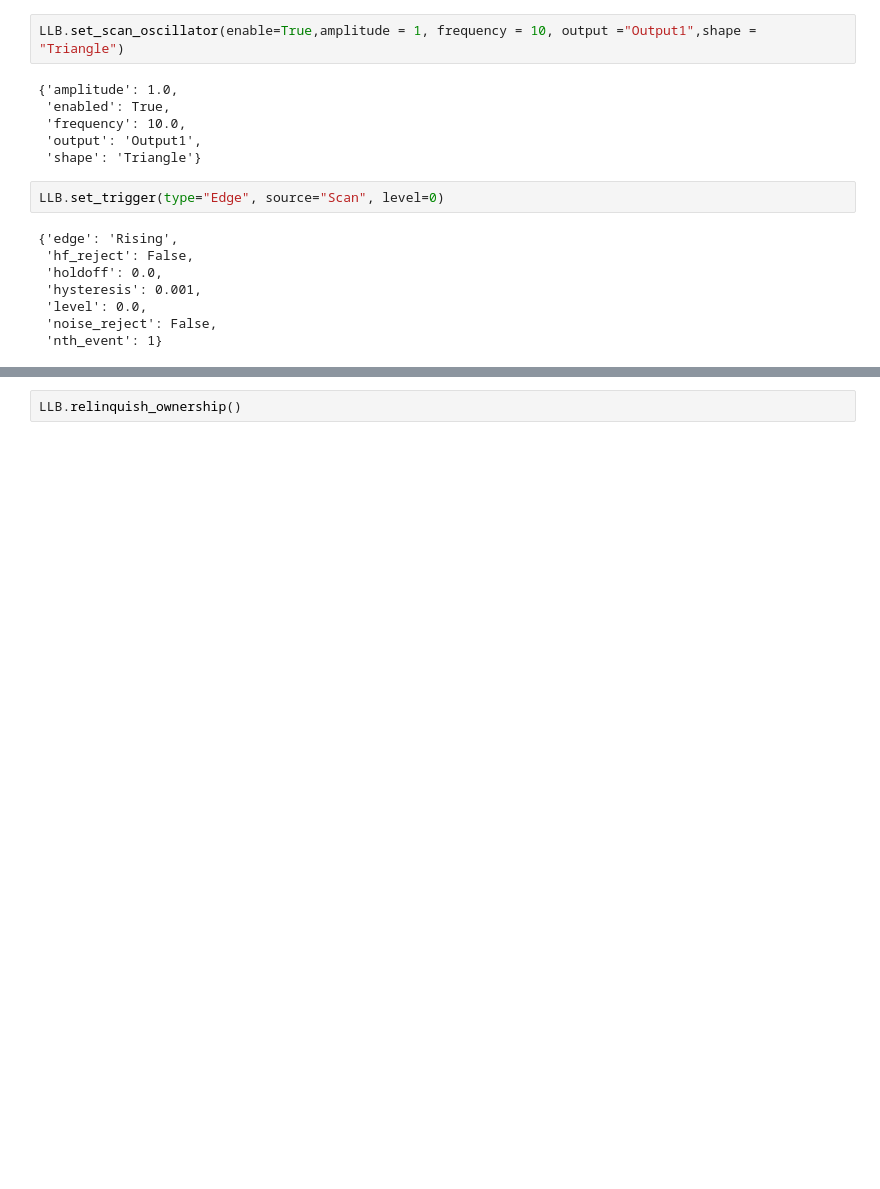
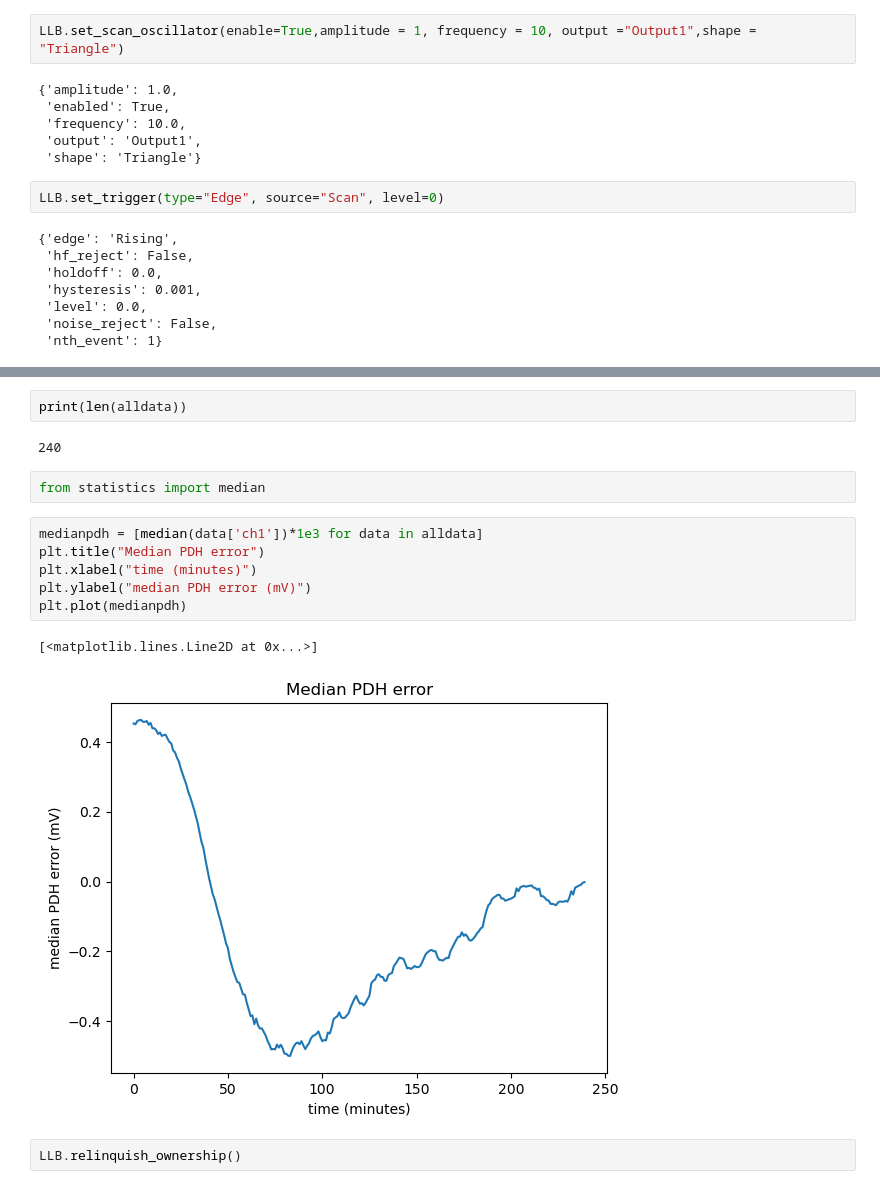
Before and after one commit to jeffwack111/lab-utils, a Jupyter notebook: MOKU_scripts/laser_lock_box.ipynb, the cells around one changed output, grey strips where cells are left out. Saved outputs shown, nothing was run; the diff lists cells and outputs as text; blank space fills up the shorter version.

```diff
--- a/MOKU_scripts/laser_lock_box.ipynb
+++ b/MOKU_scripts/laser_lock_box.ipynb
@@ -88,2 +143,17 @@ ax2.plot(t,trans, color = "blue")
+# %%
+print(len(alldata))
+# %% [output]
+240
+# %%
+from statistics import median
+# %%
+medianpdh = [median(data['ch1'])*1e3 for data in alldata]
+plt.title("Median PDH error")
+plt.xlabel("time (minutes)")
+plt.ylabel("median PDH error (mV)")
+plt.plot(medianpdh)
+# %% [output]
+[<matplotlib.lines.Line2D at 0x...>]
+[figure, added]
 # %%
 LLB.relinquish_ownership()
```
Also changed, not shown: parts of 11 cells of this notebook, 10 other files.
